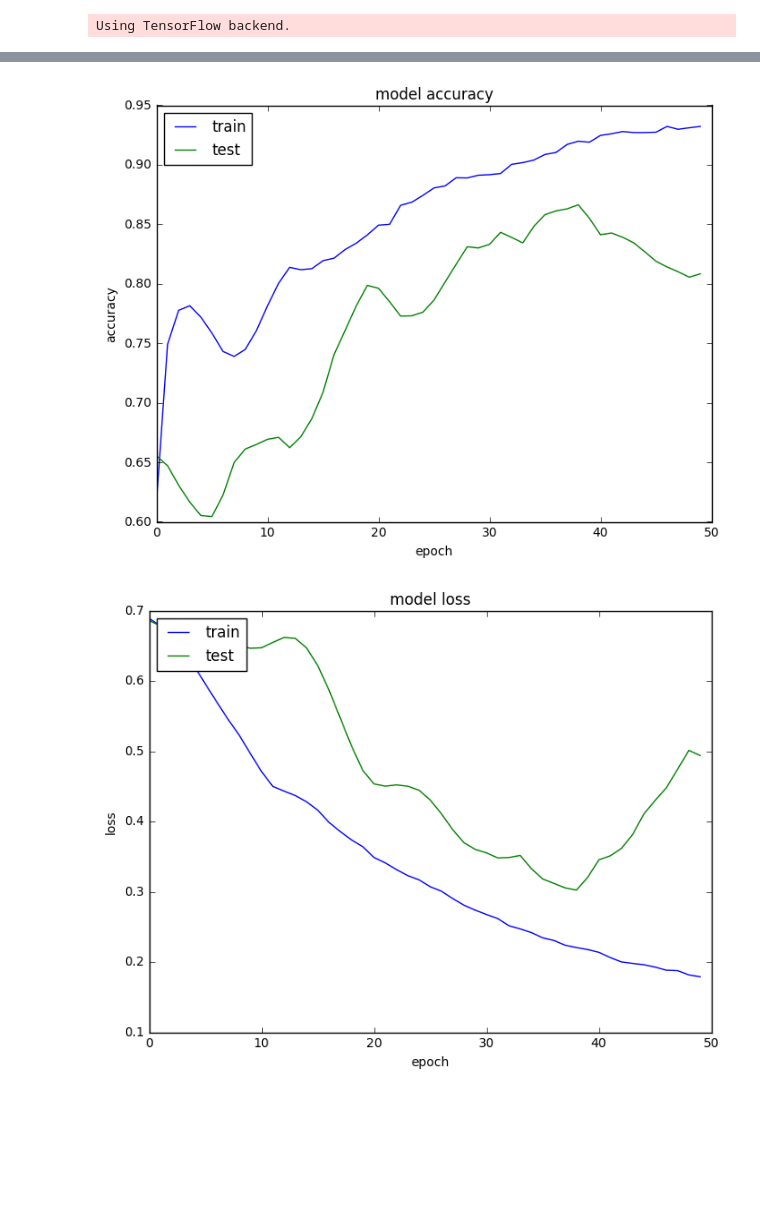
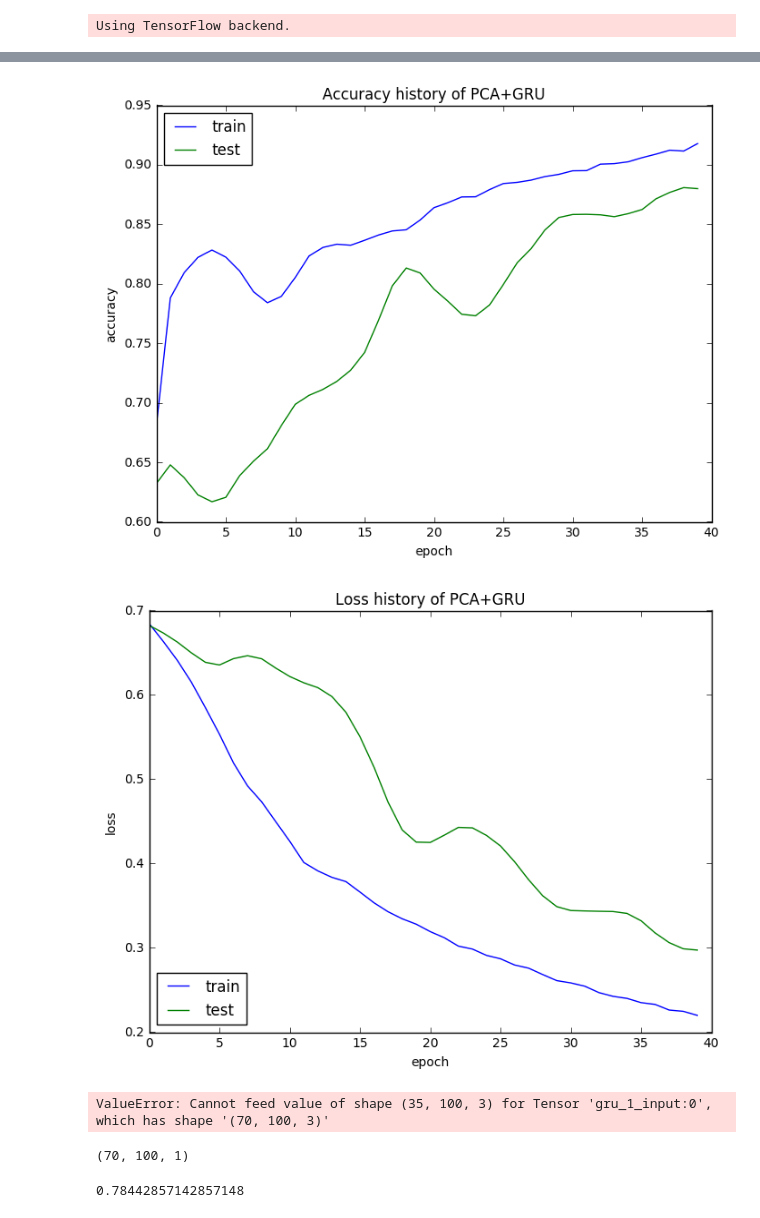
Before and after one commit to erlichlab/EEGeyeState, a Jupyter notebook: EEG_PCA_GRU.ipynb, the cells around one changed output, grey strips where cells are left out. Saved outputs shown, nothing was run; the diff lists cells and outputs as text; code cells hidden in the pictures; blank space fills up the shorter version.

```diff
--- a/EEG_PCA_GRU.ipynb
+++ b/EEG_PCA_GRU.ipynb
@@ -73,19 +73,16 @@ model.add(GRU(256,return_sequences=True, stateful = True,activation = 'tanh',bat
 model.add(Dropout(0.5))
 model.add(GRU(128,return_sequences=True, stateful = True,activation = 'tanh'))
 model.add(Dropout(0.5))
-model.add(GRU(64,return_sequences=True, stateful = True,activation = 'tanh'))
-model.add(Dropout(0.5))
 model.add(GRU(32,return_sequences=True, stateful = True,activation = 'tanh'))
 model.add(Dropout(0.5))
-model.add(GRU(16,return_sequences=True, stateful = True,activation = 'tanh'))
-model.add(Dropout(0.5))
-
+#model.add(GRU(32,return_sequences=True, stateful = True,activation = 'tanh'))
+#model.add(Dropout(0.5))
 model.add(TimeDistributed(Dense(1,activation = "sigmoid")))
 adam = optimizers.Adam(lr=0.001,decay=1e-6)
 model.compile(optimizer = adam,
               loss='binary_crossentropy',
               metrics=['accuracy'])
 # %%
-history = model.fit(X_train_batch, y_train_batch,validation_data = (X_val_batch,y_val_batch), epochs=50, batch_size=batch_size)
+history = model.fit(X_train_batch, y_train_batch,validation_data = (X_val_batch,y_val_batch), epochs=40, batch_size=batch_size)
 # %% [output]
 Train on 70 samples, validate on 70 samples
@@ -108,20 +105,24 @@ Epoch 50/50
 # %%
 # summarize history for accuracy
 plt.plot(history.history['acc'])
 plt.plot(history.history['val_acc'])
-plt.title('model accuracy')
+plt.title('Accuracy history of PCA+GRU')
 plt.ylabel('accuracy')
 plt.xlabel('epoch')
 plt.legend(['train', 'test'], loc='upper left')
 plt.show()
 # summarize history for loss
 plt.plot(history.history['loss'])
 plt.plot(history.history['val_loss'])
-plt.title('model loss')
+plt.title('Loss history of PCA+GRU')
 plt.ylabel('loss')
 plt.xlabel('epoch')
-plt.legend(['train', 'test'], loc='upper left')
+plt.legend(['train', 'test'], loc='lower left')
 plt.show()
 # %% [output]
-[figure, old version]
+[figure, new version]
-[figure, old version]
+[figure, new version]
+# %%
+predicted = model.predict(X_val_batch[:35,:,:],batch_size=35)
+# %% [output]
+ValueError: Cannot feed value of shape (35, 100, 3) for Tensor 'gru_1_input:0', which has shape '(70, 100, 3)'
@@ -127,0 +131,8 @@ plt.show()
+# %%
+predicted_state.shape
+# %% [output]
+(70, 100, 1)
+# %%
+np.mean(y_val_batch.astype(bool)==predicted_state)
+# %% [output]
+0.78442857142857148
```
Also changed, not shown: parts of 3 cells of this notebook, 4 other files.
